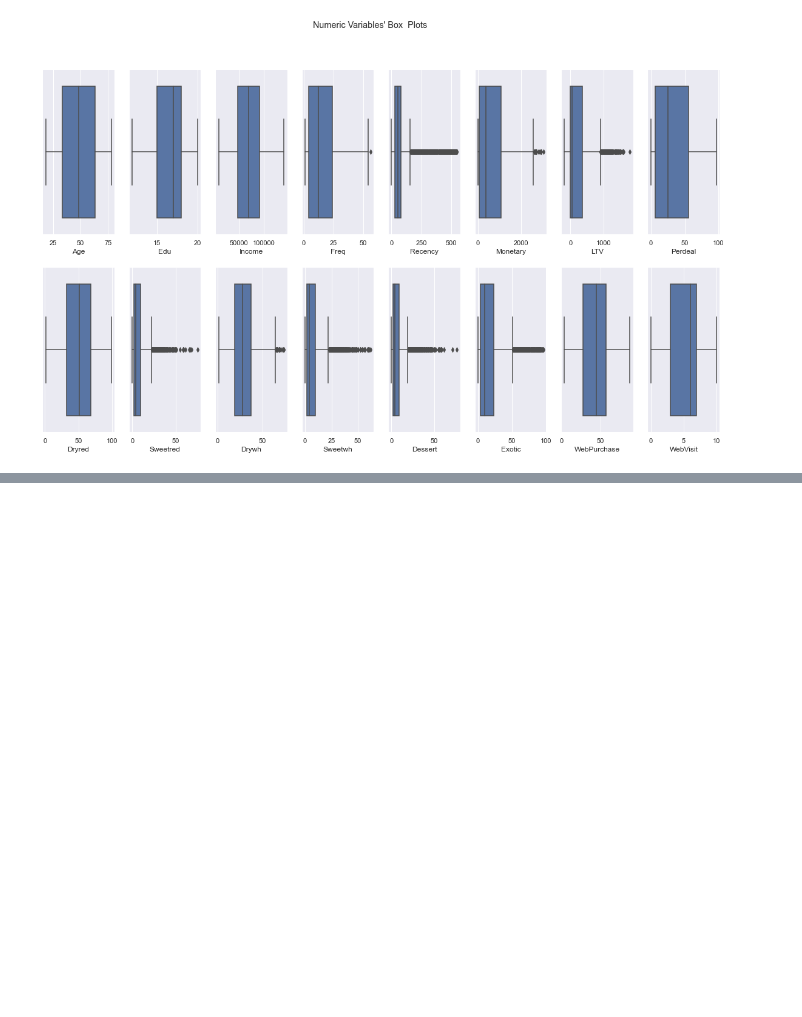
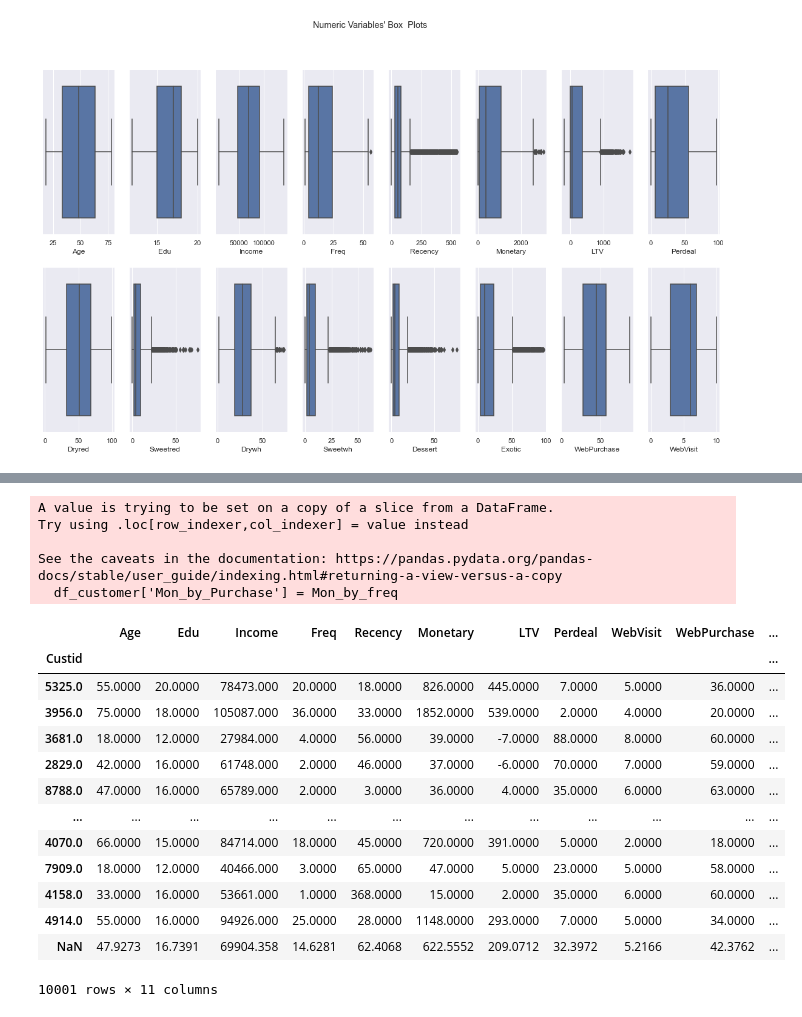
Before and after one commit to diogobulhosa/BC1, a Jupyter notebook: DataPreProc.ipynb, the cells around one changed output, grey strips where cells are left out. Saved outputs shown, nothing was run; the diff lists cells and outputs as text; code cells hidden in the pictures; blank space fills up the shorter version.

```diff
--- a/DataPreProc.ipynb
+++ b/DataPreProc.ipynb
@@ -109,0 +134,8 @@ plt.show()
+# %%
+Customer_features = ['Age','Edu', 'Income', 'Freq', 'Recency', 'Monetary', 'LTV', 'Perdeal',
+                    'WebVisit','WebPurchase']
+# %%
+df_customer = df[Customer_features]
+# %%
+Mon_by_freq = df_customer['Monetary'] / df_customer['Freq']
+Mon_by_freq
@@ -109,0 +156,25 @@ plt.show()
+# %%
+df_customer['Mon_by_Purchase'] = Mon_by_freq
+# %% [output]
+A value is trying to be set on a copy of a slice from a DataFrame.
+Try using .loc[row_indexer,col_indexer] = value instead
+
+See the caveats in the documentation: https://pandas.pydata.org/pandas-docs/stable/user_guide/indexing.html#returning-a-view-versus-a-copy
+  df_customer['Mon_by_Purchase'] = Mon_by_freq
+# %%
+df_customer
+# %% [output]
+|  | Age | Edu | Income | Freq | Recency | Monetary | LTV | Perdeal | WebVisit | WebPurchase | ... |
+| Custid |  |  |  |  |  |  |  |  |  |  | ... |
+| 5325.0 | 55.0000 | 20.0000 | 78473.000 | 20.0000 | 18.0000 | 826.0000 | 445.0000 | 7.0000 | 5.0000 | 36.0000 | ... |
+| 3956.0 | 75.0000 | 18.0000 | 105087.000 | 36.0000 | 33.0000 | 1852.0000 | 539.0000 | 2.0000 | 4.0000 | 20.0000 | ... |
+| 3681.0 | 18.0000 | 12.0000 | 27984.000 | 4.0000 | 56.0000 | 39.0000 | -7.0000 | 88.0000 | 8.0000 | 60.0000 | ... |
+| 2829.0 | 42.0000 | 16.0000 | 61748.000 | 2.0000 | 46.0000 | 37.0000 | -6.0000 | 70.0000 | 7.0000 | 59.0000 | ... |
+| 8788.0 | 47.0000 | 16.0000 | 65789.000 | 2.0000 | 3.0000 | 36.0000 | 4.0000 | 35.0000 | 6.0000 | 63.0000 | ... |
+| ... | ... | ... | ... | ... | ... | ... | ... | ... | ... | ... | ... |
+| 4070.0 | 66.0000 | 15.0000 | 84714.000 | 18.0000 | 45.0000 | 720.0000 | 391.0000 | 5.0000 | 2.0000 | 18.0000 | ... |
+| 7909.0 | 18.0000 | 12.0000 | 40466.000 | 3.0000 | 65.0000 | 47.0000 | 5.0000 | 23.0000 | 5.0000 | 58.0000 | ... |
+| 4158.0 | 33.0000 | 16.0000 | 53661.000 | 1.0000 | 368.0000 | 15.0000 | 2.0000 | 35.0000 | 6.0000 | 60.0000 | ... |
+| 4914.0 | 55.0000 | 16.0000 | 94926.000 | 25.0000 | 28.0000 | 1148.0000 | 293.0000 | 7.0000 | 5.0000 | 34.0000 | ... |
+| NaN | 47.9273 | 16.7391 | 69904.358 | 14.6281 | 62.4068 | 622.5552 | 209.0712 | 32.3972 | 5.2166 | 42.3762 | ... |
+10001 rows × 11 columns
```
Also changed, not shown: parts of 5 cells of this notebook.
